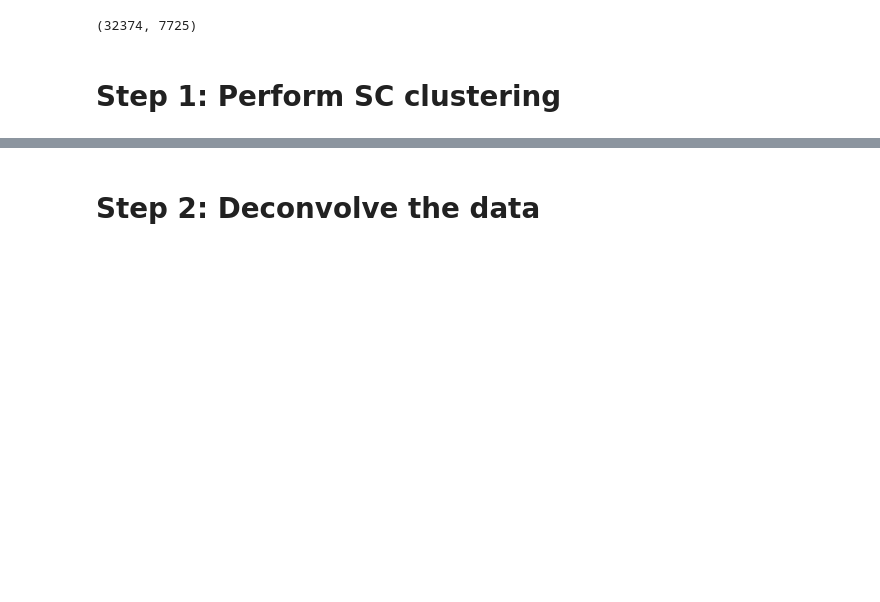
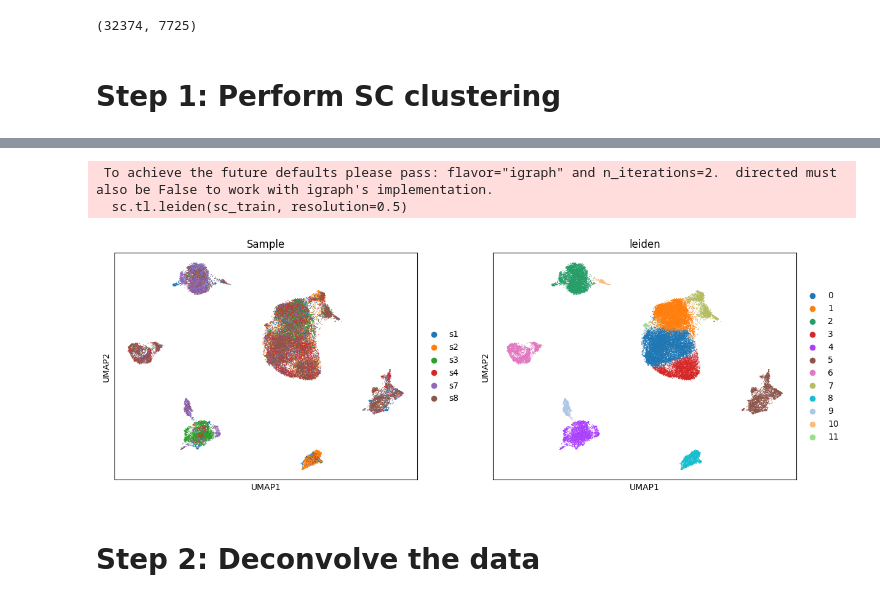
Before and after one commit to EdoardoNegri/Genomics_2, a Jupyter notebook: code.ipynb, the cells around one changed output, grey strips where cells are left out. Cells and saved outputs as stored; diff of their text form; code cells hidden in the pictures; blank space fills up the shorter version.

```diff
--- a/code.ipynb
+++ b/code.ipynb
@@ -13,6 +17,6 @@ bulk_train_x = pd.read_csv("train_data/train_bulk.csv", index_col=0)
 bulk_train_y = pd.read_csv("train_data/train_bulk_trueprops.csv", index_col=0)
 bulk_test_x = pd.read_csv("test_data/test_bulk.csv", index_col=0)
 # %%
-sc_train_x = sc.read_h5ad("train_data/train_adata.h5ad")
+sc_train = sc.read_h5ad("train_data/train_adata.h5ad")
 sc_test = sc.read_h5ad("test_data/test_adata.h5ad")
 # %%
@@ -46,14 +50,21 @@ print(sc_train.X.shape) # expression of the cells by genes
 # Step 1: Perform SC clustering
 # %%
 # Preprocessing
-# 1. Normalize total counts per cell (optional but common)
-sc.pp.normalize_total(sc_train, target_sum=1e4)
+def sc_preprocess(sc_data):
+    sc.pp.filter_cells(sc_data, min_genes=200)
+    sc.pp.filter_genes(sc_data, min_cells=3)
+    sc_data = sc_data[sc_data.obs['pct_counts_mt'] < 10]
 
-# 2. Log-transform the data
-sc.pp.log1p(sc_train)
+    sc.pp.normalize_total(sc_data, target_sum=1e4)
+    sc.pp.log1p(sc_data)
 
-# 3. Identify highly variable genes (optional but improves PCA)
-sc.pp.highly_variable_genes(sc_train, n_top_genes=2000, subset=True)
+    sc.pp.normalize_total(sc_data, target_sum=1e4)
+    sc.pp.log1p(sc_data)
 
-# 4. Scale the data (mean=0, variance=1)
-sc.pp.scale(sc_train)
+    sc.pp.highly_variable_genes(sc_data, n_top_genes=2000, batch_key="Sample")
+    sc_data = sc_data[:, sc_data.var['highly_variable']]
+
+    sc.pp.scale(sc_data, max_value=10)
+    return sc_data
+
+sc_train = sc_preprocess(sc_train)
@@ -70,0 +76,4 @@ sc_train.obsm['X_pca'].shape
+# %%
+# Harmony batch correction
+ho = hm.run_harmony(sc_train.obsm['X_pca'], sc_train.obs, 'Sample')
+sc_train.obsm['X_pca_harmony'] = ho.Z_corr.T
@@ -71,3 +91,14 @@ sc_train.obsm['X_pca'].shape
+# %%
+sc.tl.leiden(sc_train, resolution=0.5)
+# %% [output]
+ To achieve the future defaults please pass: flavor="igraph" and n_iterations=2.  directed must also be False to work with igraph's implementation.
+  sc.tl.leiden(sc_train, resolution=0.5)
+# %%
+#visualization
+sc.tl.umap(sc_train, min_dist=0.3)
+sc.pl.umap(sc_train, color=['Sample', 'leiden'])
+# %% [output]
+[figure, added]
 # %% [markdown]
 # Step 2: Deconvolve the data
 # %%
```
Also changed, not shown: parts of 12 cells of this notebook.
